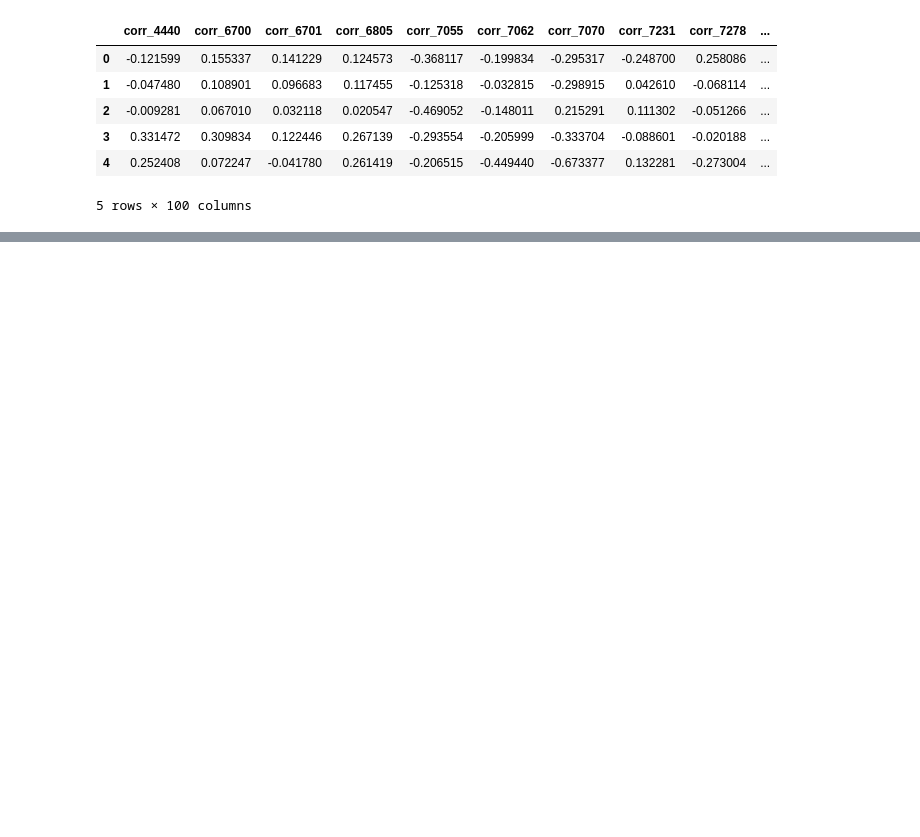
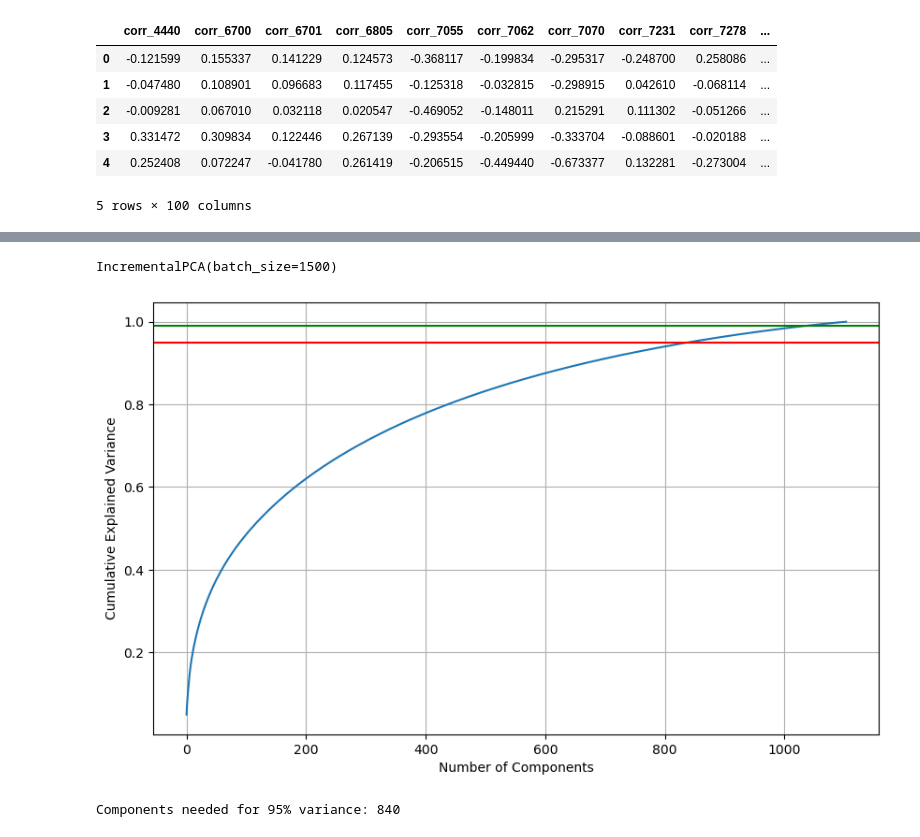
Before and after one commit to yshgboop/WiDS-Project, a Jupyter notebook: modeling.ipynb, the cells around one changed output, grey strips where cells are left out. Saved outputs shown, nothing was run; the diff lists cells and outputs as text; code cells hidden in the pictures; blank space fills up the shorter version.

```diff
--- a/modeling.ipynb
+++ b/modeling.ipynb
@@ -59,0 +121,9 @@ features_reduced.head()
+# %%
+import category_encoders as ce
+
+X = train_data.drop(['age', 'participant_id'], axis=1)
+y = train_data['age']
+encoder = ce.TargetEncoder()
+encoder.fit(X, y)
+X_encoded = encoder.transform(X)
+X_encoded.head()
@@ -59,0 +138,36 @@ features_reduced.head()
+# %%
+from sklearn.preprocessing import StandardScaler
+import matplotlib.pyplot as plt
+from sklearn.decomposition import IncrementalPCA
+
+# First standardize the data (important for PCA)
+X_scaled = StandardScaler().fit_transform(X_encoded)
+y_scaled = StandardScaler().fit_transform(y.values.reshape(-1, 1))
+
+# Create PCA object without specifying components yet
+pca = IncrementalPCA(batch_size=1500)  # Process 500 samples at a time
+
+# Fit the PCA model to your data
+pca.fit(X_scaled)
+# %% [output]
+IncrementalPCA(batch_size=1500)
+# %%
+# Calculate cumulative explained variance
+cumulative_variance = np.cumsum(pca.explained_variance_ratio_)
+
+# Plot cumulative explained variance
+plt.figure(figsize=(10, 6))
+plt.plot(cumulative_variance)
+plt.xlabel('Number of Components')
+plt.ylabel('Cumulative Explained Variance')
+plt.axhline(y=0.95, color='r', linestyle='-')  # 95% line
+plt.axhline(y=0.99, color='g', linestyle='-')  # 99% line
+plt.grid(True)
+plt.show()
+
+# Find number of components for 95% variance
+n_components_95 = np.argmax(cumulative_variance >= 0.95) + 1
+print(f"Components needed for 95% variance: {n_components_95}")
+# %% [output]
+[figure, added]
+Components needed for 95% variance: 840
```
Also changed, not shown: parts of 28 cells of this notebook, 4 other files.
